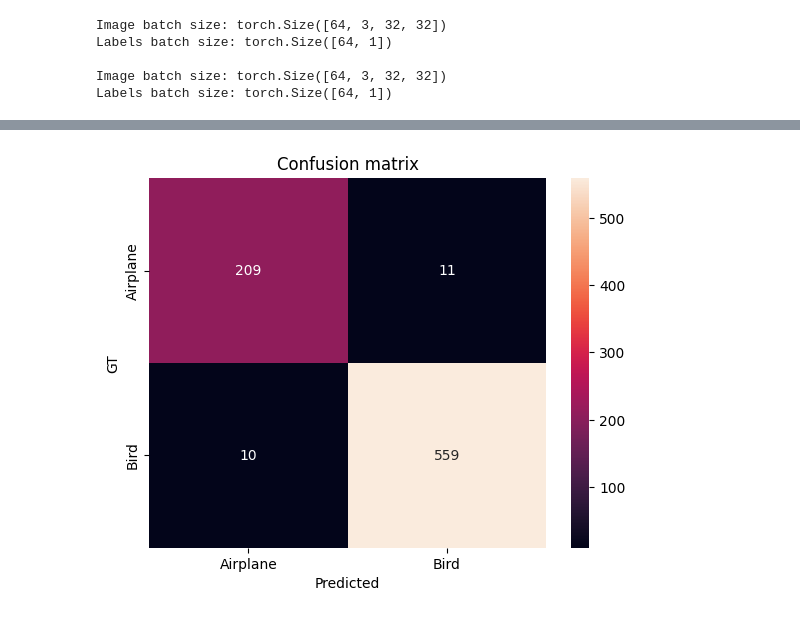
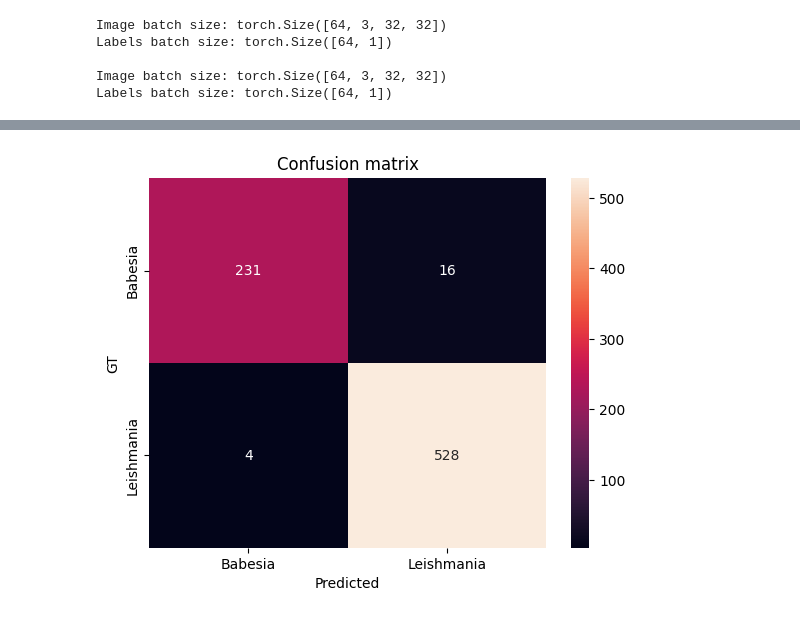
Before and after one commit to josesg998/Calculadora_fechas_vencimiento, a Jupyter notebook: image_processing.ipynb, the cells around one changed output, grey strips where cells are left out. Cells and saved outputs as stored; diff of their text form; code cells hidden in the pictures.

Commit message:
Armo test partition (ver si corregir)

```diff
--- a/image_processing.ipynb
+++ b/image_processing.ipynb
@@ -194,7 +215,7 @@ class TrainDataset(Dataset):
     super(TrainDataset, self).__init__()
 
     # hacemos un chequeo de que no entre cualquier cosa en vez de partition
-    assert partition in ['training', 'validation'], 'partition has to be training or validation, not {}'.format(partition)
+    assert partition in ['training', 'validation','test'], 'partition has to be training or validation, not {}'.format(partition)
 
     # armamos las transformaciones que tenemos que aplicarle a los datos,
     # incluyendo la normalización
@@ -218,7 +239,7 @@ class TrainDataset(Dataset):
 
       dataset_f.transform = transform_train
 
-    else:
+    elif partition=='validation':
       # Define the transformations for the dataset
       transform_val = transforms.Compose([
           transforms.Resize((32, 32)),
@@ -227,8 +248,20 @@ class TrainDataset(Dataset):
       ])
 
       #dataset_f = val_dataset
+      dataset_f = val_dataset
+      dataset_f.transform = transform_val
+
+    else:
+      # Define the transformations for the dataset
+      transform_test = transforms.Compose([
+          transforms.Resize((32, 32)),
+          transforms.ToTensor()
+          ,transforms.Normalize(mean=mean, std=std)
+      ])
+
+      #dataset_f = val_dataset
       dataset_f = test_dataset
-      dataset_f.transform = transform_val
+      dataset_f.transform = transform_test
 
 
     labels = [n for n in range(n_classes)]
@@ -309,14 +342,13 @@ class ParasiteFullyConnectedNN(nn.Module):
 # %% [output]
 3072
 # %%
-labels = 2
 # creamos una instancia de nuestro training set
-training_set = TrainDataset('training', mean, std,n_classes=labels)
+training_set = TrainDataset('training', mean, std,n_classes=n_classes)
 # creamos un dataloader para los datos de training
 training_loader = DataLoader(training_set, batch_size=64, shuffle=True)
 
 # creamos una instancia de nuestro validation set
-validation_set = TrainDataset('validation', mean, std,n_classes=labels)
+validation_set = TrainDataset('validation', mean, std,n_classes=n_classes)
 # creamos un dataloader para los datos de validation
 validation_loader = DataLoader(validation_set, batch_size=64, shuffle=False)
 # %%
@@ -382,6 +414,7 @@ per_epoch_validation_accuracy_values = np.zeros(n_epochs)
 
 # iteramos tantas épocas como hayamos dicho
 for epoch in range(n_epochs):
+  print("epoch",epoch,end='\r')
 
   # ENTRENAMIENTO
   # tenemos que poner el modelo en modo entrenamiento
@@ -464,8 +497,8 @@ for epoch in range(n_epochs):
   per_epoch_validation_loss_values[epoch] = np.mean(validation_loss_values)
   per_epoch_validation_accuracy_values[epoch] = correct / total
 
-  if (epoch % 1) == 0:
-    print('Epoch: {}'.format(epoch+1))
-    print('- Training loss: {:.4f}'.format(per_epoch_training_loss_values[epoch]))
-    print('- Validation loss: {:.4f}'.format(per_epoch_validation_loss_values[epoch]))
-    print('- Validation accuracy: {:.4f}'.format(per_epoch_validation_accuracy_values[epoch]))
+  #if (epoch % 1) == 0:
+    #print('Epoch: {}'.format(epoch+1))
+    #print('- Training loss: {:.4f}'.format(per_epoch_training_loss_values[epoch]))
+    #print('- Validation loss: {:.4f}'.format(per_epoch_validation_loss_values[epoch]))
+    #print('- Validation accuracy: {:.4f}'.format(per_epoch_validation_accuracy_values[epoch]))
@@ -530,7 +531,7 @@ batch_size = 64
 fc_model.eval()
 
 # creamos una instancia de nuestro test set
-cifar_test_set = TrainDataset('validation', mean, std,n_classes=2)
+cifar_test_set = TrainDataset('test', mean, std,n_classes=2)
 # creamos un dataloader para los datos de test
 test_loader = DataLoader(cifar_test_set, batch_size=batch_size, shuffle=False)
 
@@ -590,20 +591,20 @@ Confusion matrix:
 # %%
 # importamos pandas
 import pandas as pd
 # y seaborn
 import seaborn as sn
 
 # generamos un dataframe de dos columnas con las etiquetas en la columna GT
 # y las predicciones en la columna Predicted
 df = pd.DataFrame({'GT': labels, 'Predicted': predictions}, columns=['GT','Predicted'])
 # obtenemos la matriz de confusión
 conf_mat = pd.crosstab(df['GT'], df['Predicted'], rownames=['GT'], colnames=['Predicted'], margins = False)
 # la representamos graficamente con Seaborn
 ax = plt.axes()
 sn.heatmap(conf_mat, ax=ax, annot=True, fmt="d")
 ax.set_title("Confusion matrix")
-ax.set_xticklabels(["Airplane", "Bird"])
-ax.set_yticklabels(["Airplane", "Bird"])
+ax.set_xticklabels(training_set.class_names)
+ax.set_yticklabels(training_set.class_names)
 plt.show()
 # %% [output]
-[figure, old version]
+[figure, new version]
```
Also changed, not shown: parts of 11 cells of this notebook.
